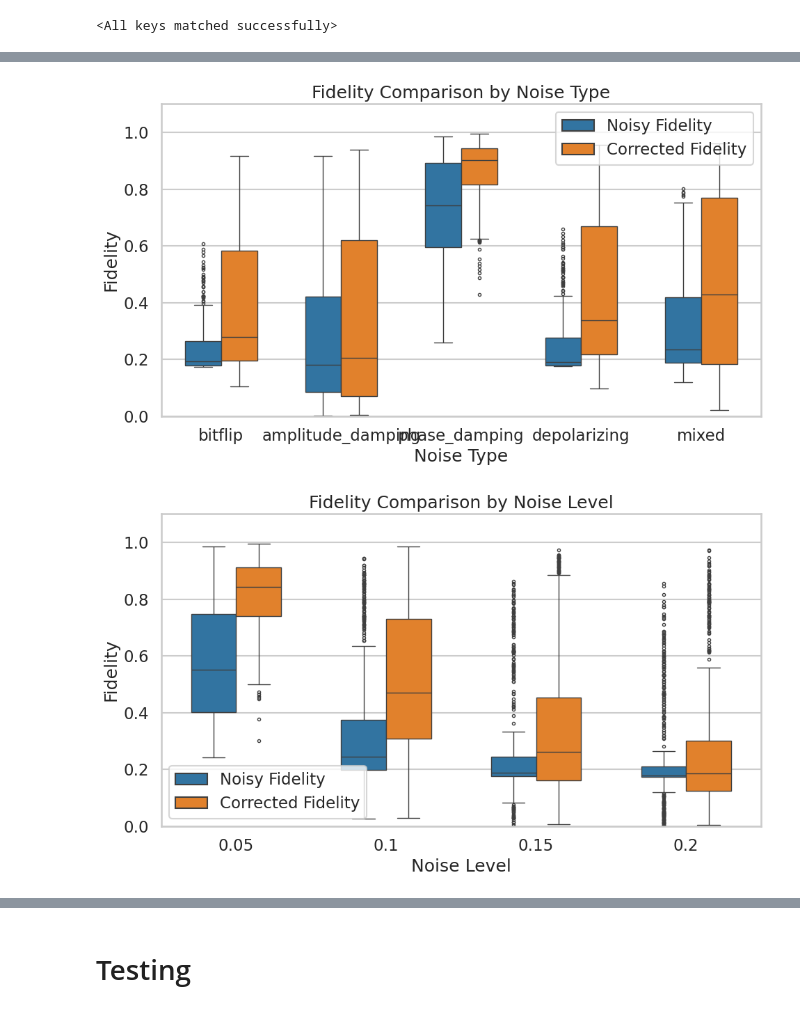
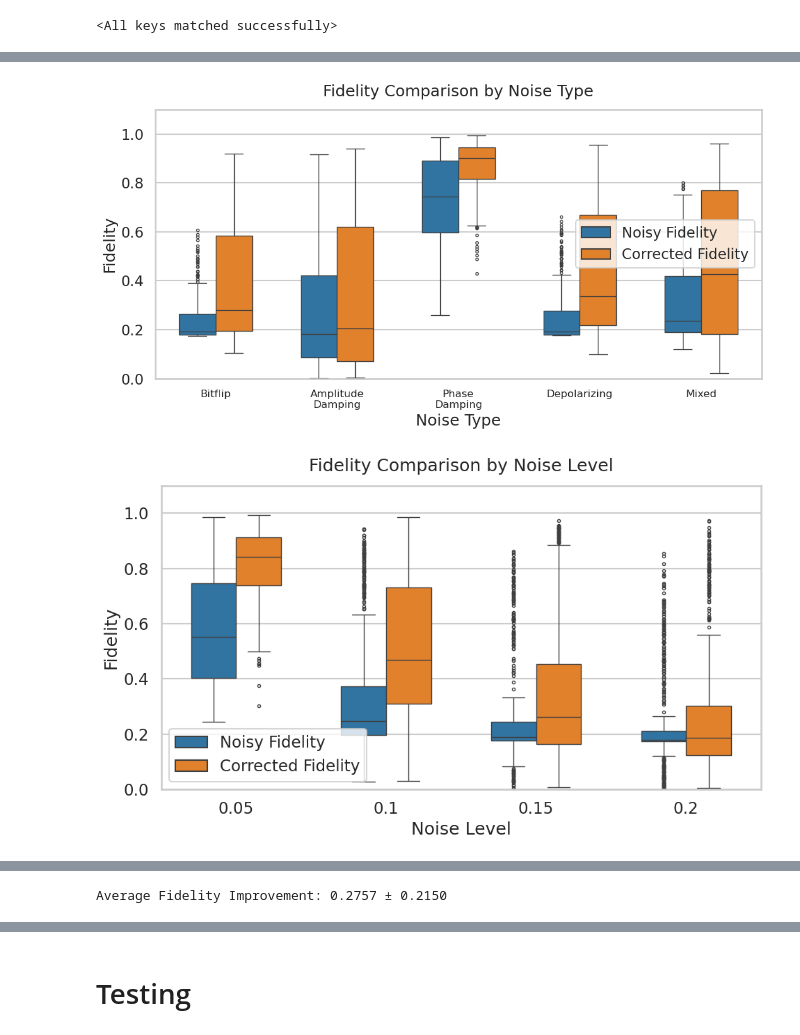
Before and after one commit to Amitav-Krishna/transformer_for_reducing_quantum_noise, a Jupyter notebook: quantum_algo.ipynb, the cells around one changed output, grey strips where cells are left out. Saved outputs shown, nothing was run; the diff lists cells and outputs as text; code cells hidden in the pictures.

```diff
--- a/quantum_algo.ipynb
+++ b/quantum_algo.ipynb
@@ -818,13 +832,21 @@ visualize_density_matrices(xb, yb, pred, 0, number)
+# %%
+number = 7
 # %%
-# and this
 import pandas as pd
 import seaborn as sns
 import matplotlib.pyplot as plt
-
+import textwrap
 
 # === Load data ===
 metrics = pd.read_csv("csvs/transformer_fidelity_test_3.csv")
 metrics["noise_level"] = metrics["noise_level"].astype(float)
+
+# Auto-fix long labels for readability (replace _ with space and wrap if long)
+def wrap_labels(label, width=12):
+    label = label.replace("_", " ").title()
+    return "\n".join(textwrap.wrap(label, width=width))
+
+metrics["noise_type"] = metrics["noise_type"].apply(wrap_labels)
 
 # === Prepare data for seaborn ===
 melted = metrics.melt(
@@ -841,12 +863,11 @@ melted["variable"] = melted["variable"].map({
 })
 
 # === Style ===
-
 sns.set(style="whitegrid", context="talk")
 palette = {"Noisy Fidelity": "#1f77b4", "Corrected Fidelity": "#ff7f0e"}
 
-# === Plot 1: by Noise Type ===
-plt.figure(figsize=(10, 6))
+# === Plot 1: Fidelity by Noise Type ===
+plt.figure(figsize=(11, 6))
 sns.boxplot(
     data=melted,
     x="noise_type",
@@ -856,16 +877,17 @@ sns.boxplot(
     width=0.6,
     fliersize=3
 )
-plt.title("Fidelity Comparison by Noise Type")
+plt.title("Fidelity Comparison by Noise Type", pad=15)
 plt.xlabel("Noise Type")
 plt.ylabel("Fidelity")
-plt.ylim(0, 1.1) # Set y-axis limits to be consistent with fidelity values
+plt.ylim(0, 1.1)
+plt.xticks(fontsize=12)
 plt.legend(title=None)
 plt.tight_layout()
-plt.savefig(f"graphs/fidelity/fidelity_comparison_by_type_{number}.png", dpi=300)
+plt.savefig("graphs/fidelity/fidelity_comparison_by_type_fixed.png", dpi=300)
 plt.show()
 
-# === Plot 2: by Noise Level ===
+# === Plot 2: Fidelity by Noise Level ===
 plt.figure(figsize=(10, 6))
 sns.boxplot(
     data=melted,
@@ -876,52 +898,53 @@ sns.boxplot(
     width=0.6,
     fliersize=3
 )
-plt.title("Fidelity Comparison by Noise Level")
+plt.title("Fidelity Comparison by Noise Level", pad=15)
 plt.xlabel("Noise Level")
 plt.ylabel("Fidelity")
-plt.ylim(0, 1.1) # Set y-axis limits to be consistent with fidelity values
+plt.ylim(0, 1.1)
 plt.legend(title=None)
 plt.tight_layout()
-plt.savefig(f"graphs/fidelity/fidelity_comparison_by_level_{number}.png", dpi=300)
+plt.savefig("graphs/fidelity/fidelity_comparison_by_level_fixed.png", dpi=300)
 plt.show()
 
-# === Plot 3: Delta Fidelity by Noise Type ===
-plt.figure(figsize=(8, 5))
+# === Plot 3: Δ Fidelity by Noise Type ===
+plt.figure(figsize=(11, 5))
 sns.boxplot(
     data=metrics,
     x="noise_type",
     y="delta_fid",
-    color=palette["Corrected Fidelity"], # Use one color for delta
+    color=palette["Corrected Fidelity"],
     width=0.6,
     fliersize=3
 )
-plt.title("Improvement in Fidelity by Noise Type")
+plt.title("Improvement in Fidelity by Noise Type", pad=15)
 plt.xlabel("Noise Type")
 plt.ylabel("Δ Fidelity (Corrected - Noisy)")
-plt.axhline(0, color='grey', linestyle='--') # Add a line at 0 for reference
+plt.axhline(0, color='grey', linestyle='--')
+plt.xticks(fontsize=12)
 plt.tight_layout()
-plt.savefig(f"graphs/fidelity/delta_fidelity_by_type_{number}.png", dpi=300)
+plt.savefig("graphs/fidelity/delta_fidelity_by_type_fixed.png", dpi=300)
 plt.show()
 
-# === Plot 4: Delta Fidelity by Noise Level ===
+# === Plot 4: Δ Fidelity by Noise Level ===
 plt.figure(figsize=(8, 5))
 sns.boxplot(
     data=metrics,
     x="noise_level",
     y="delta_fid",
-    color=palette["Corrected Fidelity"], # Use one color for delta
+    color=palette["Corrected Fidelity"],
     width=0.6,
     fliersize=3
 )
-plt.title("Improvement in Fidelity by Noise Level")
+plt.title("Improvement in Fidelity by Noise Level", pad=15)
 plt.xlabel("Noise Level")
 plt.ylabel("Δ Fidelity (Corrected - Noisy)")
-plt.axhline(0, color='grey', linestyle='--') # Add a line at 0 for reference
+plt.axhline(0, color='grey', linestyle='--')
 plt.tight_layout()
-plt.savefig(f"graphs/fidelity/delta_fidelity_by_level_{number}.png", dpi=300)
+plt.savefig("graphs/fidelity/delta_fidelity_by_level_fixed.png", dpi=300)
 plt.show()
 
 number += 1
 # %% [output]
-[figure, old version]
+[figure, new version]
-[figure, old version]
+[figure, new version]
@@ -929,0 +953,13 @@ number += 1
+# %%
+import pandas as pd
+
+# Load your metrics CSV
+metrics = pd.read_csv("csvs/transformer_fidelity_test_5.csv")
+
+# Compute the average fidelity improvement
+avg_improvement = metrics["delta_fid"].mean()
+std_improvement = metrics["delta_fid"].std()
+
+print(f"Average Fidelity Improvement: {avg_improvement:.4f} ± {std_improvement:.4f}")
+# %% [output]
+Average Fidelity Improvement: 0.2757 ± 0.2150
```
Also changed, not shown: parts of 12 cells of this notebook, 5 other files.
